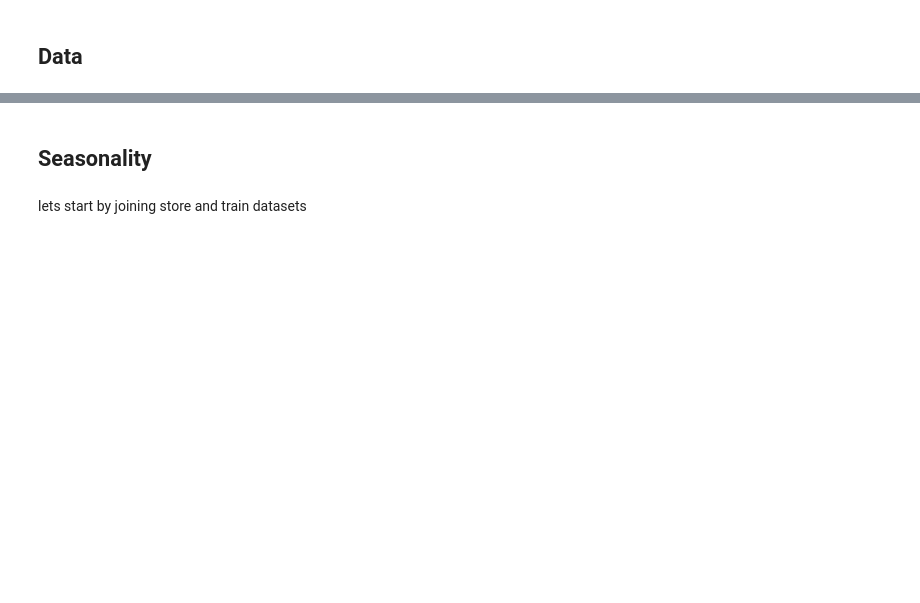
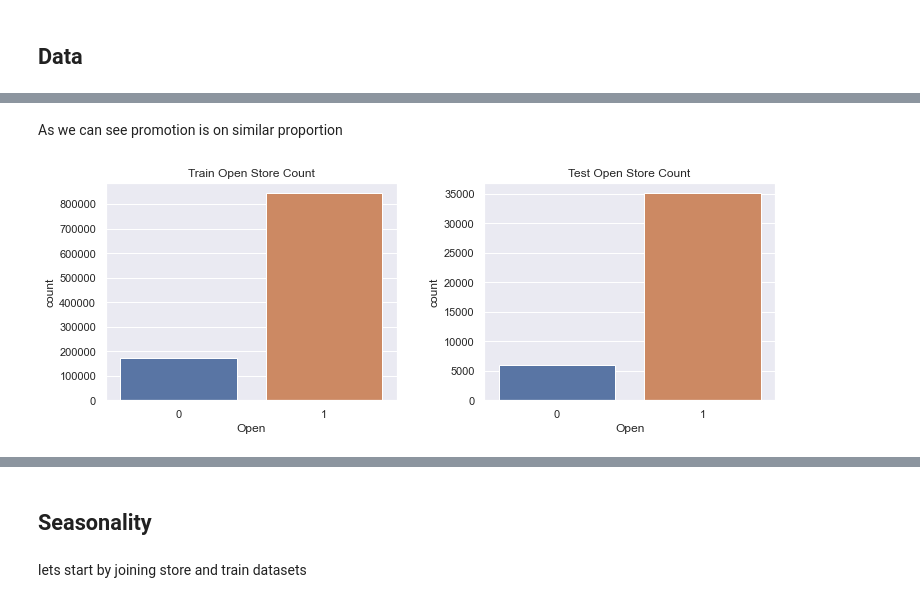
Before and after one commit to eandualem/PharmaceuticalSalesPrediction, a Jupyter notebook: notebooks/2.0 exploration.ipynb, the cells around one changed output, grey strips where cells are left out. Saved outputs shown, nothing was run; the diff lists cells and outputs as text; code cells hidden in the pictures; blank space fills up the shorter version.

```diff
--- a/notebooks/2.0 exploration.ipynb
+++ b/notebooks/2.0 exploration.ipynb
@@ -121,0 +139,6 @@ df_test = dvc_helper.read_csv('../data/test.csv')
+# %% [markdown]
+As we can see promotion is on similar proportion
+# %%
+compare_test_train(df_train, df_test, 'Open', "Open Store Count")
+# %% [output]
+[figure, added]
```
Also changed, not shown: parts of 45 cells of this notebook, 3 other files.
